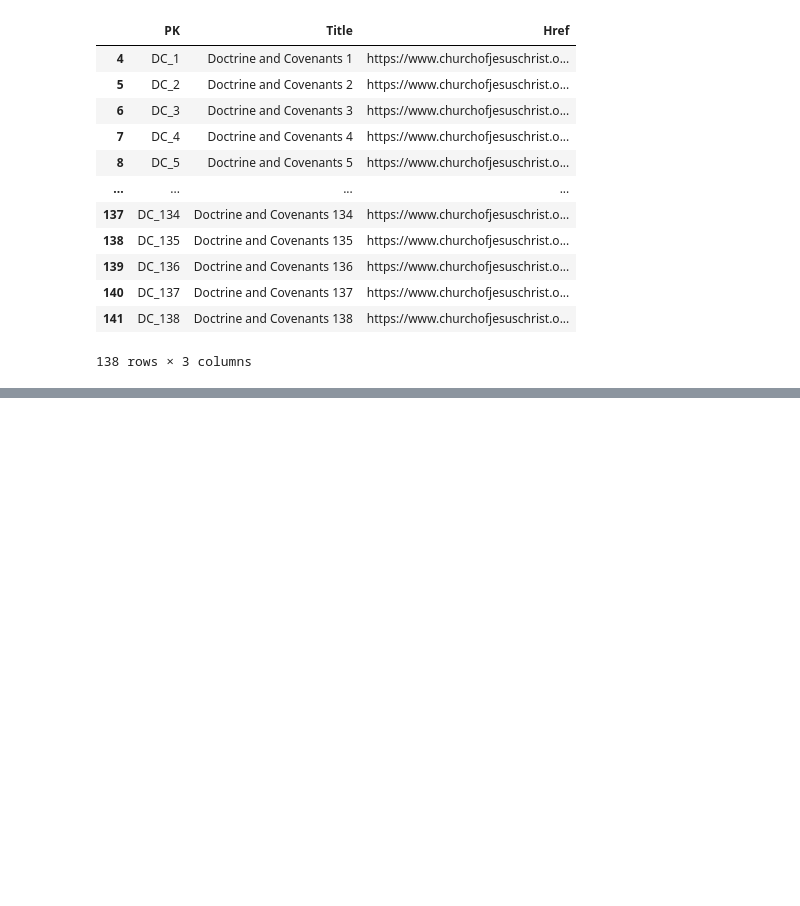
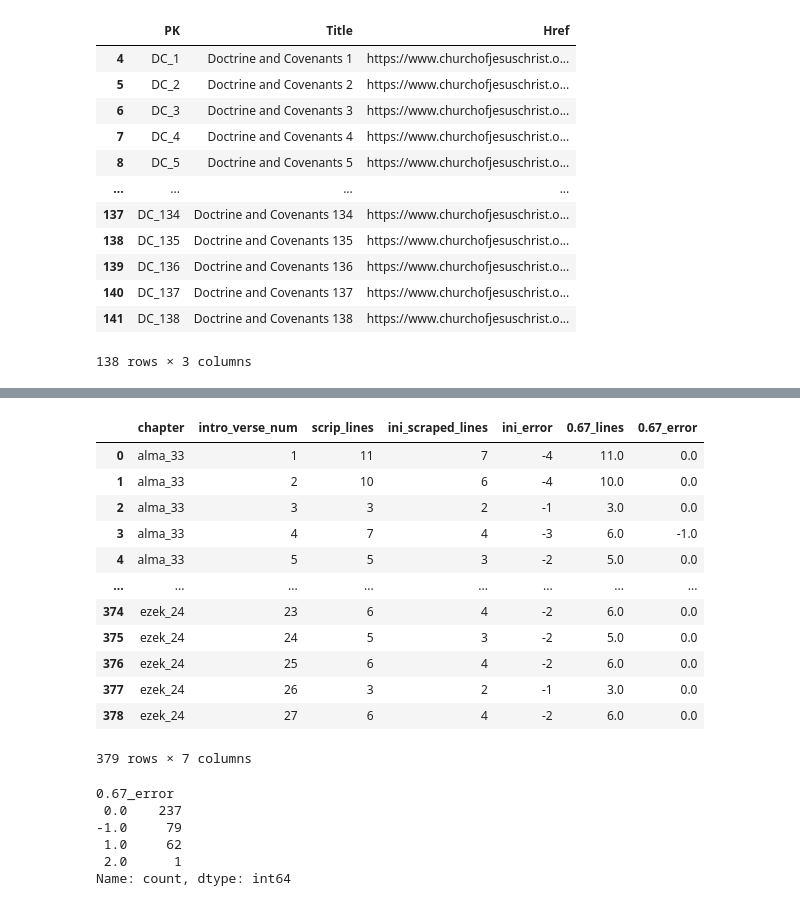
Before and after one commit to bfranx62/come-follow-me-breakdown-builder, a Jupyter notebook: D&C Webscraping Starter.ipynb, the cells around one changed output, grey strips where cells are left out. Saved outputs shown, nothing was run; the diff lists cells and outputs as text; code cells hidden in the pictures; blank space fills up the shorter version.

```diff
--- a/D&C Webscraping Starter.ipynb
+++ b/D&C Webscraping Starter.ipynb
@@ -670,0 +692,15 @@ dc_sections.to_csv('dc_pk_and_links.csv',index=False)
+# %%
+sample_links = {
+    'alma_33':'https://www.churchofjesuschrist.org/study/scriptures/bofm/alma/33?lang=eng',
+    'moses_1':'https://www.churchofjesuschrist.org/study/scriptures/pgp/moses/1?lang=eng',
+    '3_ne_2':'https://www.churchofjesuschrist.org/study/scriptures/bofm/3-ne/2?lang=eng',
+    'moses_2':'https://www.churchofjesuschrist.org/study/scriptures/pgp/moses/2?lang=eng',
+    'dc_110':'https://www.churchofjesuschrist.org/study/scriptures/dc-testament/dc/110?lang=eng',
+    'mosiah_2':'https://www.churchofjesuschrist.org/study/scriptures/bofm/mosiah/21?lang=eng',
+    'luke_20':'https://www.churchofjesuschrist.org/study/scriptures/nt/luke/20?lang=eng',
+    'heb_3':'https://www.churchofjesuschrist.org/study/scriptures/nt/heb/3?lang=eng',
+    'mark_15':'https://www.churchofjesuschrist.org/study/scriptures/nt/mark/15?lang=eng',
+    'matt_8':'https://www.churchofjesuschrist.org/study/scriptures/nt/matt/8?lang=eng',
+    'alma_2':'https://www.churchofjesuschrist.org/study/scriptures/bofm/alma/2?lang=eng',
+    'ezek_24':'https://www.churchofjesuschrist.org/study/scriptures/ot/ezek/24?lang=eng'
+}
@@ -670,0 +711,4 @@ dc_sections.to_csv('dc_pk_and_links.csv',index=False)
+# %%
+sample_chapters = pd.read_csv('D:\Faith and Religion Stuff\Come, Follow Me\sample_chapters.csv')
+
+sample_chapters
@@ -670,0 +729,4 @@ dc_sections.to_csv('dc_pk_and_links.csv',index=False)
+# %%
+sample_chapters.ini_error = sample_chapters.ini_scraped_lines - sample_chapters.scrip_lines
+
+sample_chapters
@@ -670,0 +747,2 @@ dc_sections.to_csv('dc_pk_and_links.csv',index=False)
+# %%
+point_sixseven_list = []
@@ -670,0 +816,32 @@ dc_sections.to_csv('dc_pk_and_links.csv',index=False)
+# %%
+sample_chapters['0.67_lines'] = point_sixseven_list
+
+for line_num in sample_chapters['0.67_lines']:
+    line_num = int(line_num)
+
+sample_chapters['0.67_error'] = sample_chapters['0.67_lines'] - sample_chapters.scrip_lines
+
+sample_chapters
+# %% [output]
+|  | chapter | intro_verse_num | scrip_lines | ini_scraped_lines | ini_error | 0.67_lines | 0.67_error |
+| 0 | alma_33 | 1 | 11 | 7 | -4 | 11.0 | 0.0 |
+| 1 | alma_33 | 2 | 10 | 6 | -4 | 10.0 | 0.0 |
+| 2 | alma_33 | 3 | 3 | 2 | -1 | 3.0 | 0.0 |
+| 3 | alma_33 | 4 | 7 | 4 | -3 | 6.0 | -1.0 |
+| 4 | alma_33 | 5 | 5 | 3 | -2 | 5.0 | 0.0 |
+| ... | ... | ... | ... | ... | ... | ... | ... |
+| 374 | ezek_24 | 23 | 6 | 4 | -2 | 6.0 | 0.0 |
+| 375 | ezek_24 | 24 | 5 | 3 | -2 | 5.0 | 0.0 |
+| 376 | ezek_24 | 25 | 6 | 4 | -2 | 6.0 | 0.0 |
+| 377 | ezek_24 | 26 | 3 | 2 | -1 | 3.0 | 0.0 |
+| 378 | ezek_24 | 27 | 6 | 4 | -2 | 6.0 | 0.0 |
+379 rows × 7 columns
+# %%
+sample_chapters['0.67_error'].value_counts()
+# %% [output]
+0.67_error
+ 0.0    237
+-1.0     79
+ 1.0     62
+ 2.0      1
+Name: count, dtype: int64
```
Also changed, not shown: parts of 32 cells of this notebook, 1 other file.
